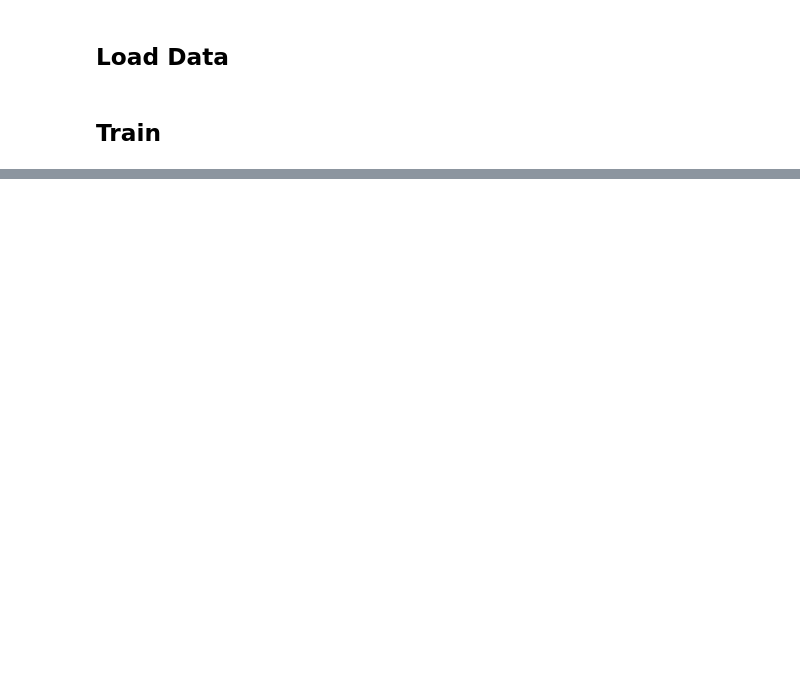
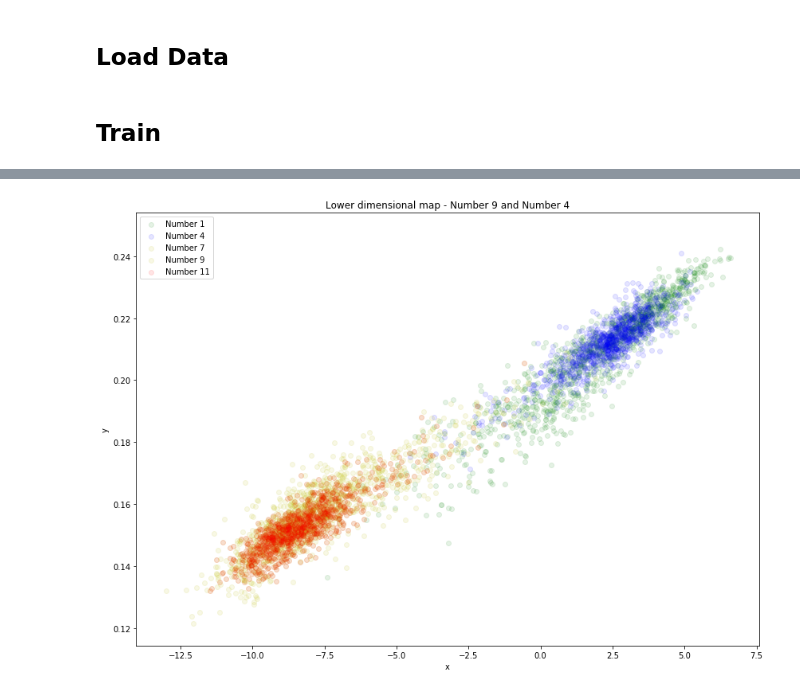
Before and after one commit to Ravisutha/DrLim, a Jupyter notebook: drlim.ipynb, the cells around one changed output, grey strips where cells are left out. Cells and saved outputs as stored; diff of their text form; code cells hidden in the pictures; blank space fills up the shorter version.

```diff
--- a/drlim.ipynb
+++ b/drlim.ipynb
@@ -168,13 +177,14 @@ train_loader = torch.utils.data.DataLoader(
 # %%
 n_epochs = 100
-optimizer = optim.Adagrad(net.parameters(), lr=0.001)
+n_random_repeat = 2
+optimizer = optim.Adam(net.parameters(), lr=3.e-4)
 
 all_data = []
 all_target = []
 
 for batch_idx, (data, target) in enumerate(train_loader):
-    # Choose only either 5 or 10 number
-    filter_index = ((target == 4) | (target == 9))
+    # Choose only either `target_1` or `target_2`
+    filter_index = ((target == target_1) | (target == target_2))
     all_data += data[filter_index].numpy().tolist()
     all_target += target[filter_index].numpy().tolist()
 
@@ -280,3 +349,12 @@ data_11_y = data_manifold_11[:, 1]
 
 data_4_x = data_manifold_4[:, 0]
 data_4_y = data_manifold_4[:, 1]
+
+data_1_x = data_manifold_1[:, 0]
+data_1_y = data_manifold_1[:, 1]
+
+data_7_x = data_manifold_7[:, 0]
+data_7_y = data_manifold_7[:, 1]
+
+data_9_x = np.array(data_manifold_9)[:, 0]
+data_9_y = np.array(data_manifold_9)[:, 1]
@@ -289,0 +361,26 @@ plt.show()
+# %%
+def plot_graphs(one=True, four=True, seven=True, nine=True, eleven=True):
+    if one or four or seven or eleven:
+        plt.figure(figsize=(14, 10))
+    if one:
+        plt.scatter(data_1_x, data_1_y, color="g", label="Number 1", alpha=0.1)
+    if four:
+        plt.scatter(data_4_x, data_4_y, color="b", label="Number 4", alpha=0.1)
+    if seven:
+        plt.scatter(data_7_x, data_7_y, color="y", label="Number 7", alpha=0.1)
+    if nine:
+        plt.scatter(data_9_x, data_9_y, color="y", label="Number 9", alpha=0.1)
+    if eleven:
+        plt.scatter(data_11_x, data_11_y, color="r", label="Number 11", alpha=0.1)
+    if one or four or seven or eleven:
+        plt.title("Lower dimensional map - Number 9 and Number 4")
+        plt.xlabel("x")
+        plt.ylabel("y")
+        plt.legend()
+        plt.show()
+# %%
+w = interactive(plot_graphs)
+# %%
+display(w)
+# %% [output]
+[figure, added]
```
Also changed, not shown: parts of 10 cells of this notebook.
